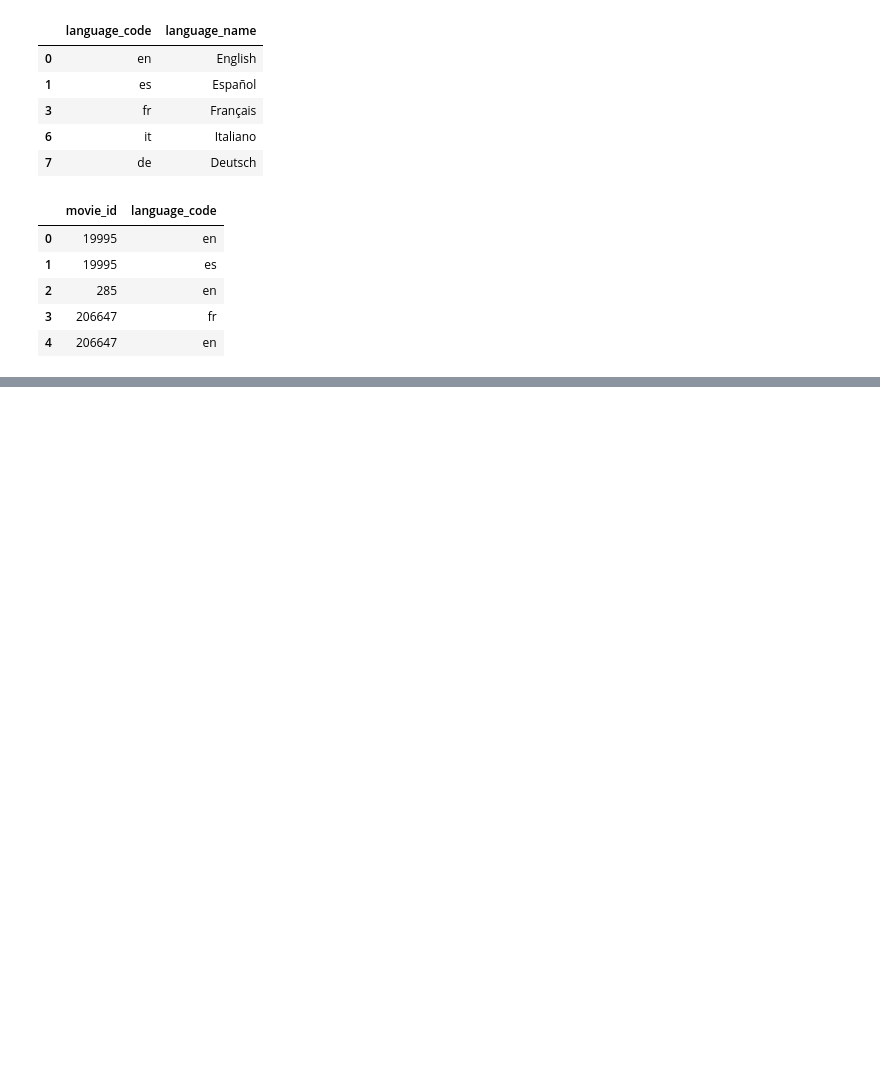
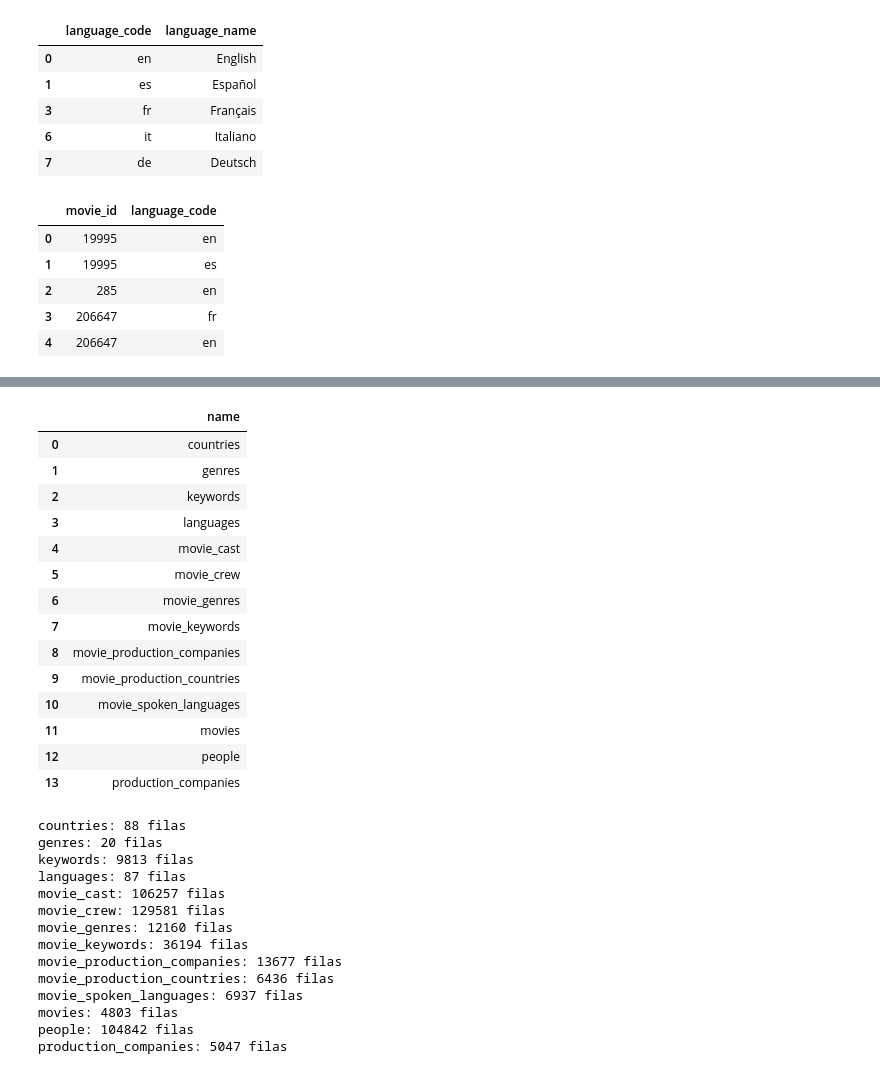
Before and after one commit to Morales222/Asignacion-3-Base-de-Datos, a Jupyter notebook: notebook-asignacion-3.ipynb, the cells around one changed output, grey strips where cells are left out. Drawn from its saved outputs; the diff is of its cells as text; code cells hidden in the pictures; blank space fills up the shorter version.

```diff
--- a/notebook-asignacion-3.ipynb
+++ b/notebook-asignacion-3.ipynb
@@ -930,0 +1247,43 @@ movie_spoken_languages: (6937, 2)
+# %%
+# Verificamos que las tablas se crearon y cargaron correctamente
+
+tables = pd.read_sql_query(
+    "SELECT name FROM sqlite_master WHERE type='table' ORDER BY name;",
+    conn
+)
+
+display(tables)
+
+for table in tables["name"]:
+    count = pd.read_sql_query(f"SELECT COUNT(*) AS total FROM {table};", conn)
+    print(f"{table}: {count['total'].iloc[0]} filas")
+# %% [output]
+|  | name |
+| 0 | countries |
+| 1 | genres |
+| 2 | keywords |
+| 3 | languages |
+| 4 | movie_cast |
+| 5 | movie_crew |
+| 6 | movie_genres |
+| 7 | movie_keywords |
+| 8 | movie_production_companies |
+| 9 | movie_production_countries |
+| 10 | movie_spoken_languages |
+| 11 | movies |
+| 12 | people |
+| 13 | production_companies |
+countries: 88 filas
+genres: 20 filas
+keywords: 9813 filas
+languages: 87 filas
+movie_cast: 106257 filas
+movie_crew: 129581 filas
+movie_genres: 12160 filas
+movie_keywords: 36194 filas
+movie_production_companies: 13677 filas
+movie_production_countries: 6436 filas
+movie_spoken_languages: 6937 filas
+movies: 4803 filas
+people: 104842 filas
+production_companies: 5047 filas
```
Also changed, not shown: parts of 7 cells of this notebook.
